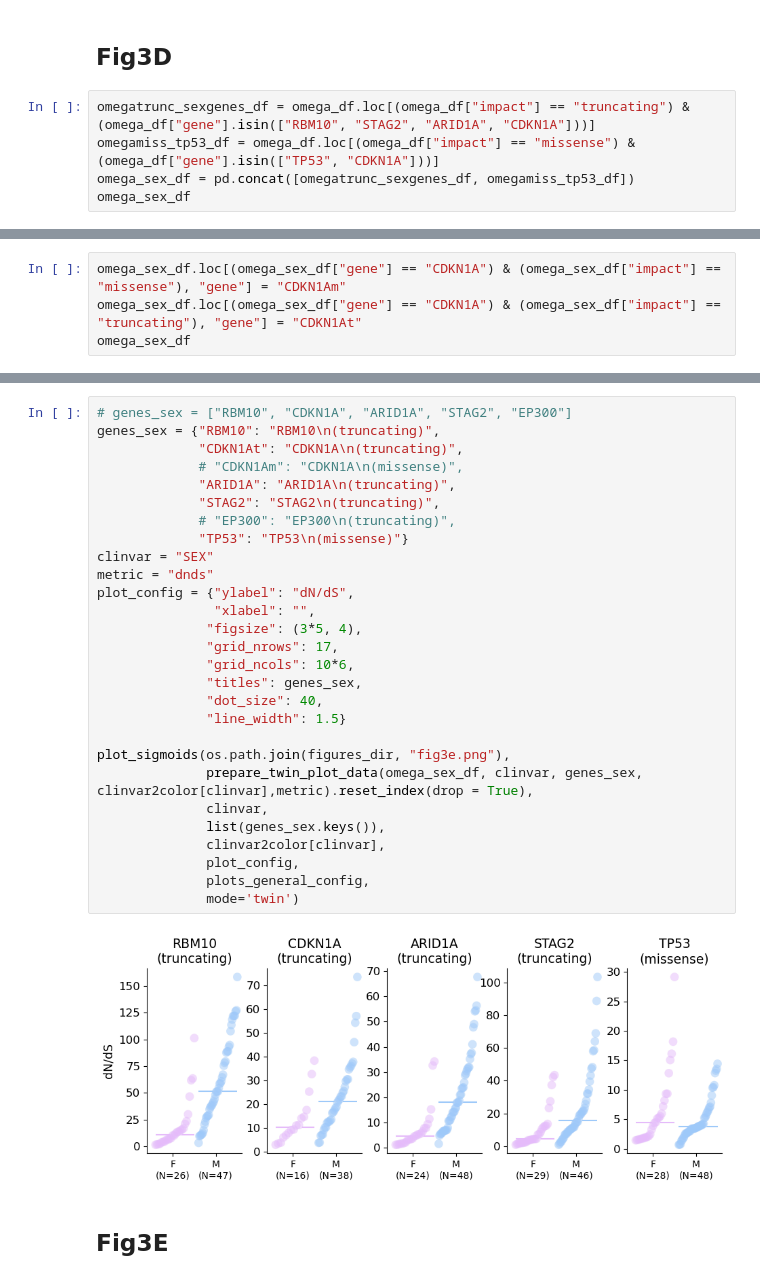
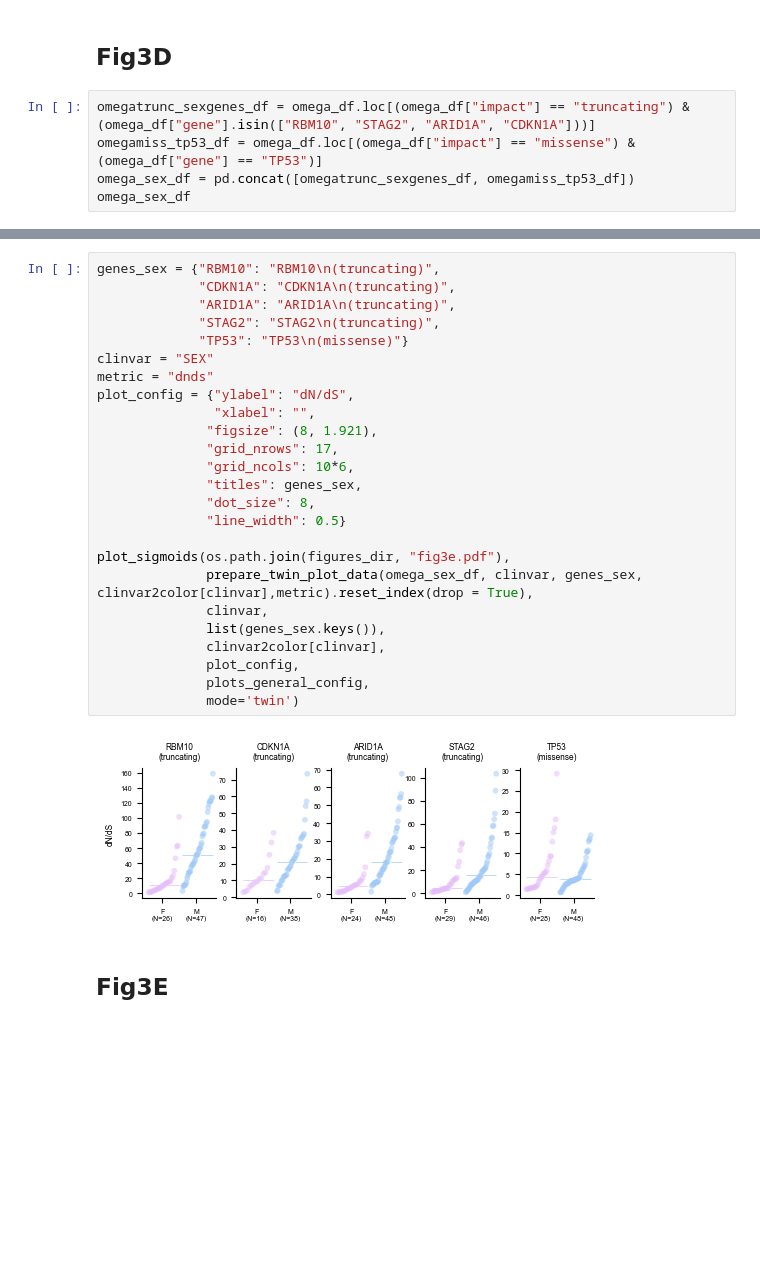
Before and after one commit to bbglab/normal_bladder_paper, a Jupyter notebook: main/Fig3/Fig3.ipynb, the cells around one changed output, grey strips where cells are left out. Drawn from its saved outputs; the diff is of its cells as text; blank space fills up the shorter version.

```diff
--- a/main/Fig3/Fig3.ipynb
+++ b/main/Fig3/Fig3.ipynb
@@ -509,7 +509,7 @@ regr_res_coeffplot_multi(regrres_df_dict = regrres_df_dict,
 ## Fig3D
 # %%
 omegatrunc_sexgenes_df = omega_df.loc[(omega_df["impact"] == "truncating") & (omega_df["gene"].isin(["RBM10", "STAG2", "ARID1A", "CDKN1A"]))]
-omegamiss_tp53_df = omega_df.loc[(omega_df["impact"] == "missense") & (omega_df["gene"].isin(["TP53", "CDKN1A"]))]
+omegamiss_tp53_df = omega_df.loc[(omega_df["impact"] == "missense") & (omega_df["gene"] == "TP53")]
 omega_sex_df = pd.concat([omegatrunc_sexgenes_df, omegamiss_tp53_df])
 omega_sex_df
 # %% [output]
@@ -529,4 +528,0 @@ omega_sex_df
-# %%
-omega_sex_df.loc[(omega_sex_df["gene"] == "CDKN1A") & (omega_sex_df["impact"] == "missense"), "gene"] = "CDKN1Am"
-omega_sex_df.loc[(omega_sex_df["gene"] == "CDKN1A") & (omega_sex_df["impact"] == "truncating"), "gene"] = "CDKN1At"
-omega_sex_df
@@ -547,33 +529,30 @@ omega_sex_df
 # %%
-# genes_sex = ["RBM10", "CDKN1A", "ARID1A", "STAG2", "EP300"]
 genes_sex = {"RBM10": "RBM10\n(truncating)",
-             "CDKN1At": "CDKN1A\n(truncating)",
-             # "CDKN1Am": "CDKN1A\n(missense)",
+             "CDKN1A": "CDKN1A\n(truncating)",
              "ARID1A": "ARID1A\n(truncating)",
              "STAG2": "STAG2\n(truncating)",
-             # "EP300": "EP300\n(truncating)",
              "TP53": "TP53\n(missense)"}
 clinvar = "SEX"
 metric = "dnds"
 plot_config = {"ylabel": "dN/dS",
                "xlabel": "",
-              "figsize": (3*5, 4),
+              "figsize": (8, 1.921),
               "grid_nrows": 17,
               "grid_ncols": 10*6,
               "titles": genes_sex,
-              "dot_size": 40,
-              "line_width": 1.5}
+              "dot_size": 8,
+              "line_width": 0.5}
 
-plot_sigmoids(os.path.join(figures_dir, "fig3e.png"),
+plot_sigmoids(os.path.join(figures_dir, "fig3e.pdf"),
               prepare_twin_plot_data(omega_sex_df, clinvar, genes_sex, clinvar2color[clinvar],metric).reset_index(drop = True),
               clinvar,
               list(genes_sex.keys()),
               clinvar2color[clinvar],
               plot_config,
               plots_general_config,
               mode='twin')
 # %% [output]
-[figure, old version]
+[figure, new version]
 # %% [markdown]
 ## Fig3E
 # %%
```
Also changed, not shown: parts of 8 cells of this notebook, 20 other files.
